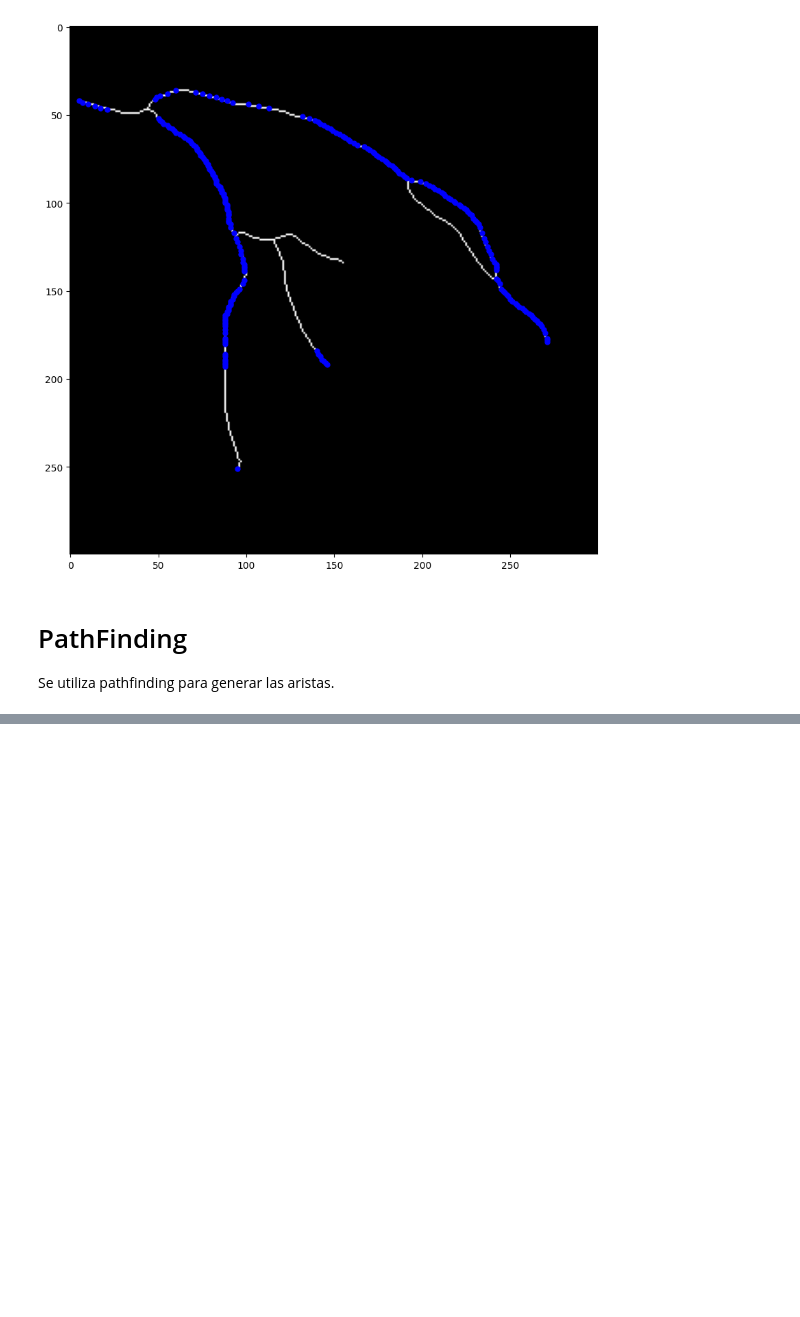
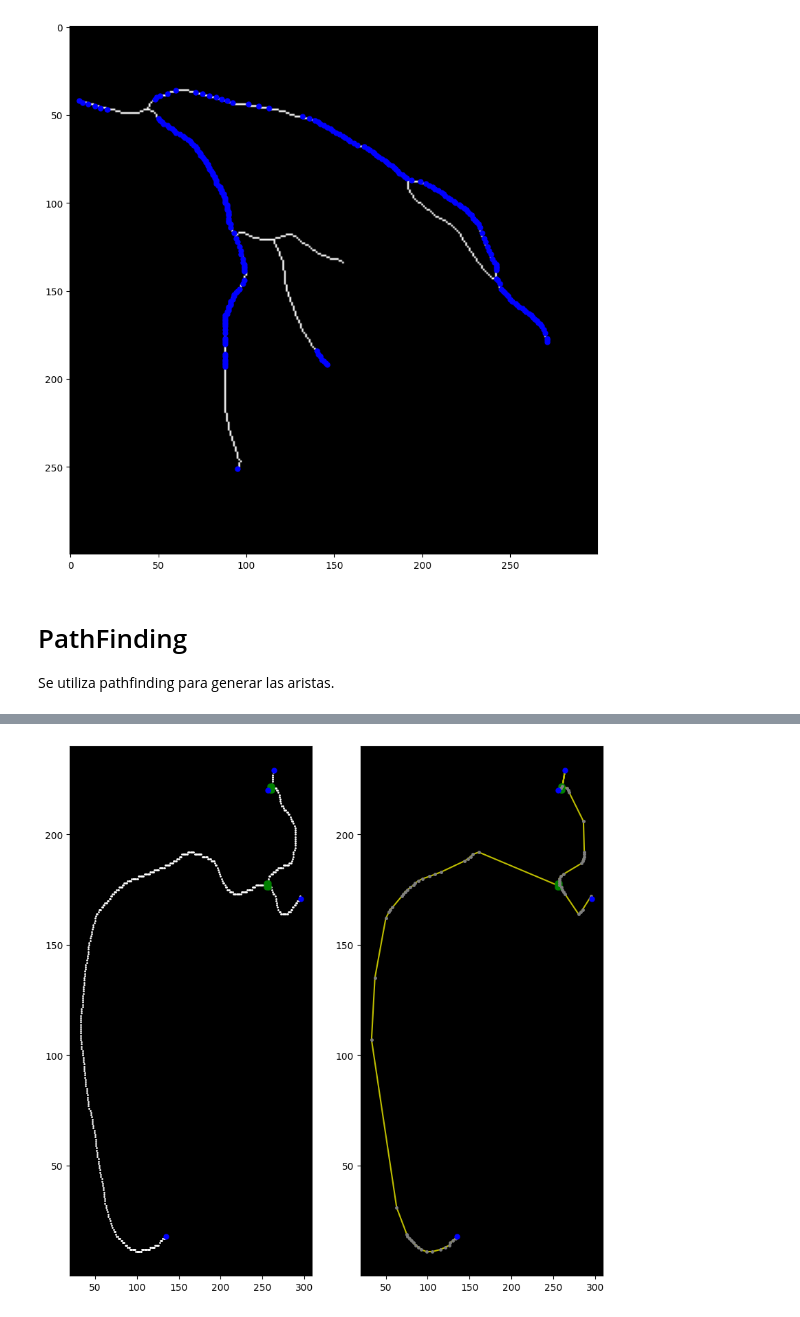
Before and after one commit to MGonza20/Proyecto01_VC_UVG, a Jupyter notebook: Problema02.ipynb, the cells around one changed output, grey strips where cells are left out. Cells and saved outputs as stored; diff of their text form; code cells hidden in the pictures; blank space fills up the shorter version.

```diff
--- a/Problema02.ipynb
+++ b/Problema02.ipynb
@@ -373,0 +396,4 @@ ValueError: all the input arrays must have same number of dimensions, but the ar
+# %%
+plot_original_Vs_result(*get_image_features('images/4_gt.pgm'))
+# %% [output]
+[figure, added]
```
Also changed, not shown: parts of 28 cells of this notebook, 1 other file.
